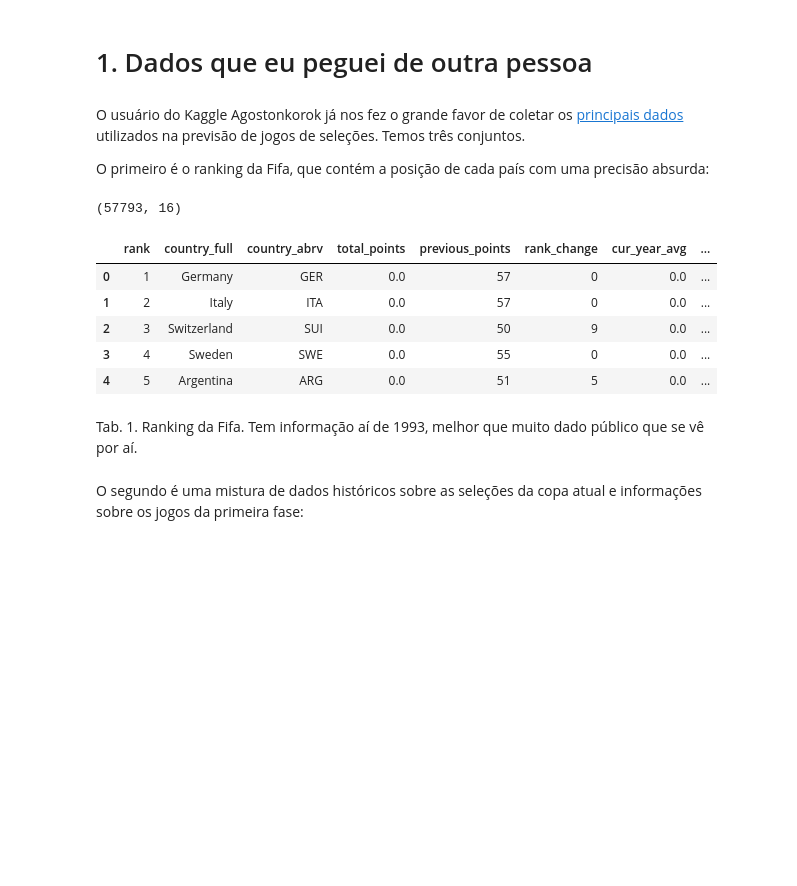
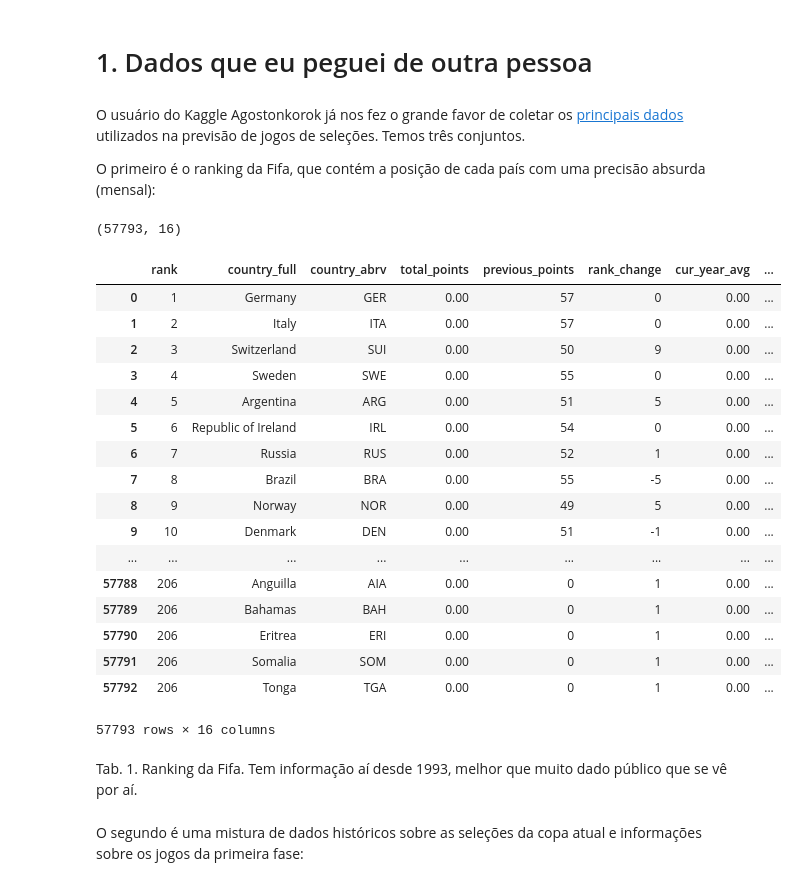
Before and after one commit to hugolouzada/DigitalTwinWorldCup, a Jupyter notebook: DTWorldCup.ipynb, the cells around one changed output. Drawn from its saved outputs; the diff is of its cells as text; code cells hidden in the pictures; blank space fills up the shorter version.

```diff
--- a/DTWorldCup.ipynb
+++ b/DTWorldCup.ipynb
@@ -19,23 +19,35 @@ Em todo caso, é melhor avançarmos aos poucos. Na Seção 1 descrevo os dados q
 # %% [markdown]
 O usuário do Kaggle Agostonkorok já nos fez o grande favor de coletar os [principais dados](https://www.kaggle.com/agostontorok/soccer-world-cup-2018-winner/notebook) utilizados na previsão de jogos de seleções. Temos três conjuntos.
 
-O primeiro é o ranking da Fifa, que contém a posição de cada país com uma precisão absurda:
+O primeiro é o ranking da Fifa, que contém a posição de cada país com uma precisão absurda (mensal):
 # %%
 import pandas as pd
 
 ranking_fifa = pd.read_csv("Data/fifa_ranking.csv")
 print(ranking_fifa.shape)
-ranking_fifa.head(5)
+ranking_fifa
 # %% [output]
 (57793, 16)
 |  | rank | country_full | country_abrv | total_points | previous_points | rank_change | cur_year_avg | ... |
-| 0 | 1 | Germany | GER | 0.0 | 57 | 0 | 0.0 | ... |
-| 1 | 2 | Italy | ITA | 0.0 | 57 | 0 | 0.0 | ... |
-| 2 | 3 | Switzerland | SUI | 0.0 | 50 | 9 | 0.0 | ... |
-| 3 | 4 | Sweden | SWE | 0.0 | 55 | 0 | 0.0 | ... |
-| 4 | 5 | Argentina | ARG | 0.0 | 51 | 5 | 0.0 | ... |
+| 0 | 1 | Germany | GER | 0.00 | 57 | 0 | 0.00 | ... |
+| 1 | 2 | Italy | ITA | 0.00 | 57 | 0 | 0.00 | ... |
+| 2 | 3 | Switzerland | SUI | 0.00 | 50 | 9 | 0.00 | ... |
+| 3 | 4 | Sweden | SWE | 0.00 | 55 | 0 | 0.00 | ... |
+| 4 | 5 | Argentina | ARG | 0.00 | 51 | 5 | 0.00 | ... |
+| 5 | 6 | Republic of Ireland | IRL | 0.00 | 54 | 0 | 0.00 | ... |
+| 6 | 7 | Russia | RUS | 0.00 | 52 | 1 | 0.00 | ... |
+| 7 | 8 | Brazil | BRA | 0.00 | 55 | -5 | 0.00 | ... |
+| 8 | 9 | Norway | NOR | 0.00 | 49 | 5 | 0.00 | ... |
+| 9 | 10 | Denmark | DEN | 0.00 | 51 | -1 | 0.00 | ... |
+| ... | ... | ... | ... | ... | ... | ... | ... | ... |
+| 57788 | 206 | Anguilla | AIA | 0.00 | 0 | 1 | 0.00 | ... |
+| 57789 | 206 | Bahamas | BAH | 0.00 | 0 | 1 | 0.00 | ... |
+| 57790 | 206 | Eritrea | ERI | 0.00 | 0 | 1 | 0.00 | ... |
+| 57791 | 206 | Somalia | SOM | 0.00 | 0 | 1 | 0.00 | ... |
+| 57792 | 206 | Tonga | TGA | 0.00 | 0 | 1 | 0.00 | ... |
+57793 rows × 16 columns
 # %% [markdown]
-Tab. 1. Ranking da Fifa. Tem informação aí de 1993, melhor que muito dado público que se vê por aí.
+Tab. 1. Ranking da Fifa. Tem informação aí desde 1993, melhor que muito dado público que se vê por aí.
 # %% [markdown]
 O segundo é uma mistura de dados históricos sobre as seleções da copa atual e informações sobre os jogos da primeira fase:
 # %%
```
Also changed, not shown: parts of 14 cells of this notebook.
